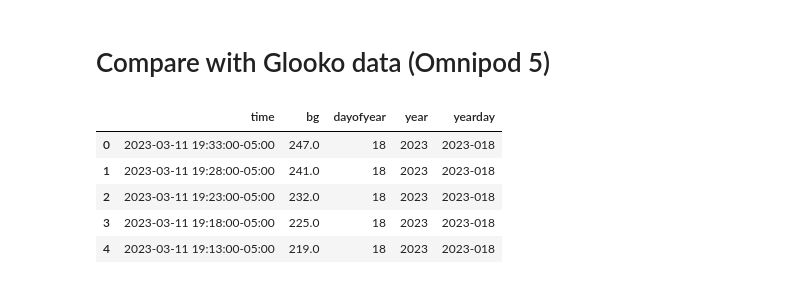
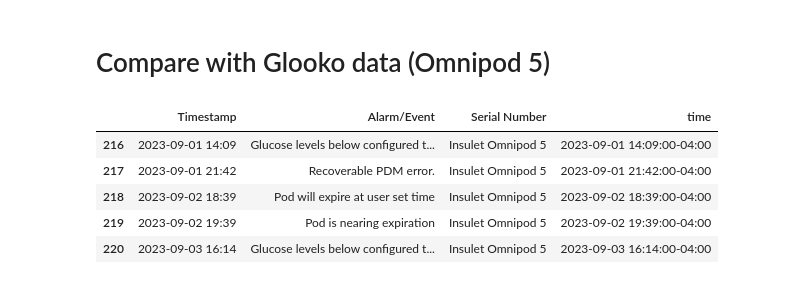
Before and after one commit to michellejw/mdb_explore, a Jupyter notebook: notebooks/df_explore_part06.ipynb, the cells around one changed output. Drawn from its saved outputs; the diff is of its cells as text; code cells hidden in the pictures.

```diff
--- a/notebooks/df_explore_part06.ipynb
+++ b/notebooks/df_explore_part06.ipynb
@@ -200,18 +214,20 @@ df_daily.groupby(["pod_age_days"])["sgvb
 # %%
 import pickle
 
 # Load the pickled data
 pkl_file = r"../../data/glooko_cgm_and_pump.pkl"
 
 
 with open(pkl_file, "rb") as file:
     df_cgm, df_alarms, pod_change_flag = pickle.load(file)
 
-df_cgm.head()
+df_cgm.set_index("time", inplace = True, drop=False)
+
+df_alarms.tail()
 # %% [output]
-|  | time | bg | dayofyear | year | yearday |
-| 0 | 2023-03-11 19:33:00-05:00 | 247.0 | 18 | 2023 | 2023-018 |
-| 1 | 2023-03-11 19:28:00-05:00 | 241.0 | 18 | 2023 | 2023-018 |
-| 2 | 2023-03-11 19:23:00-05:00 | 232.0 | 18 | 2023 | 2023-018 |
-| 3 | 2023-03-11 19:18:00-05:00 | 225.0 | 18 | 2023 | 2023-018 |
-| 4 | 2023-03-11 19:13:00-05:00 | 219.0 | 18 | 2023 | 2023-018 |
+|  | Timestamp | Alarm/Event | Serial Number | time |
+| 216 | 2023-09-01 14:09 | Glucose levels below configured t... | Insulet Omnipod 5 | 2023-09-01 14:09:00-04:00 |
+| 217 | 2023-09-01 21:42 | Recoverable PDM error. | Insulet Omnipod 5 | 2023-09-01 21:42:00-04:00 |
+| 218 | 2023-09-02 18:39 | Pod will expire at user set time | Insulet Omnipod 5 | 2023-09-02 18:39:00-04:00 |
+| 219 | 2023-09-02 19:39 | Pod is nearing expiration | Insulet Omnipod 5 | 2023-09-02 19:39:00-04:00 |
+| 220 | 2023-09-03 16:14 | Glucose levels below configured t... | Insulet Omnipod 5 | 2023-09-03 16:14:00-04:00 |
```
Also changed, not shown: parts of 20 cells of this notebook.
